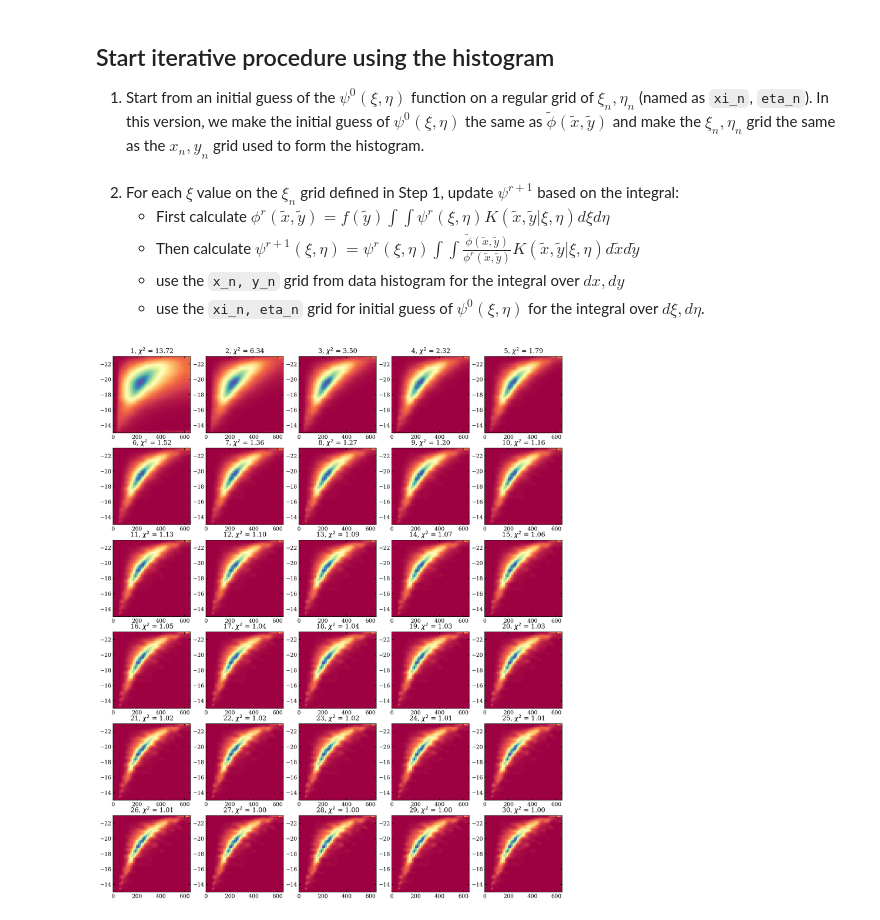
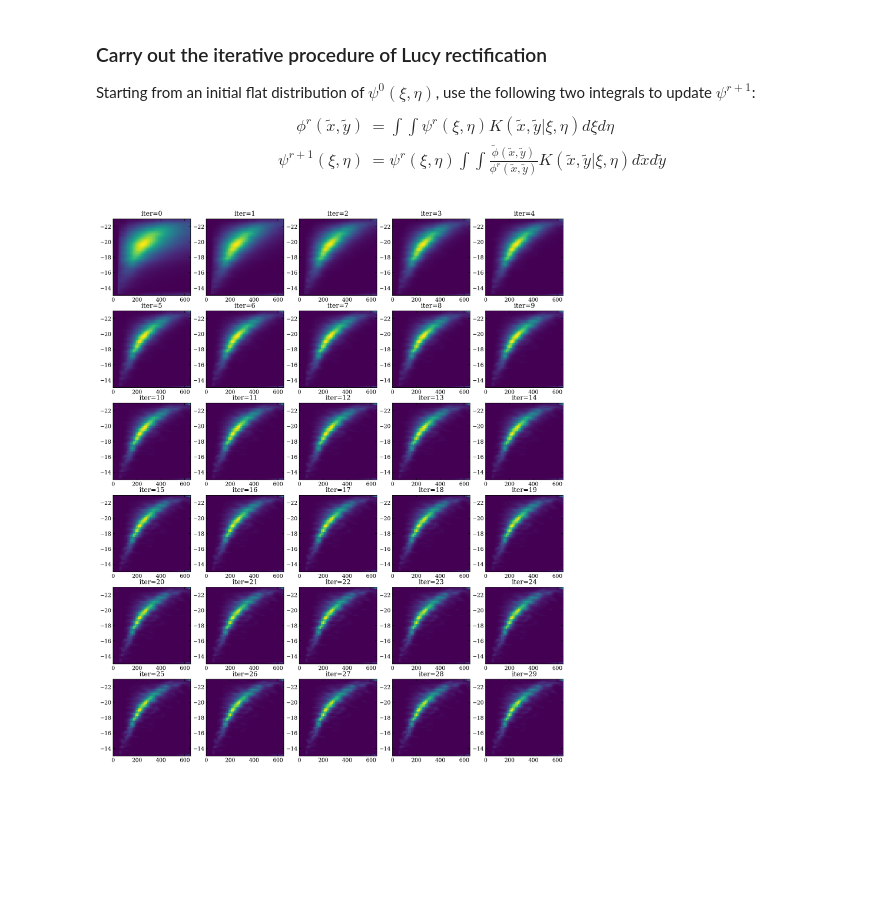
Before and after one commit to fuhaiastro/TFR_Lucy, a Jupyter notebook: TFR.ipynb, the cells around one changed output. Saved outputs shown, nothing was run; the diff lists cells and outputs as text; code cells hidden in the pictures; blank space fills up the shorter version.

```diff
--- a/TFR.ipynb
+++ b/TFR.ipynb
@@ -198,91 +163,67 @@ Kfun = RegularGridInterpolator((xin,etan,xn,yn),Keva,method='linear',fill_value=
-# %% [markdown]
-## Start iterative procedure using the histogram
-
-1. Start from an initial guess of the $\psi^0(\xi,\eta)$ function on a regular grid of $\xi_n, \eta_n$ (named as `xi_n`, `eta_n`). In this version, we make the initial guess of $\psi^0(\xi,\eta)$ the same as $\tilde{\phi}(\tilde{x},\tilde{y})$ and make the $\xi_n, \eta_n$ grid the same as the $x_n, y_n$ grid used to form the histogram.
 # %% [markdown]
-2. For each $\xi$ value on the $\xi_n$ grid defined in Step 1, update $\psi^{r+1}$ based on the integral:
-    - First calculate $\phi^r(\tilde{x},\tilde{y}) = f(\tilde{y}) \int \int \psi^r(\xi,\eta) K(\tilde{x},\tilde{y}|\xi,\eta)d\xi d\eta$
-    - Then calculate $\psi^{r+1}(\xi,\eta) = \psi^r(\xi,\eta) \int \int \frac{\tilde{\phi}(\tilde{x},\tilde{y})}{\phi^r(\tilde{x},\tilde{y})} K(\tilde{x},\tilde{y}|\xi,\eta) d\tilde{x}d\tilde{y}$
-    - use the `x_n, y_n` grid from data histogram for the integral over $dx,dy$
-    - use the `xi_n, eta_n` grid for initial guess of $\psi^0(\xi,\eta)$ for the integral over $d\xi, d\eta$.
+### Carry out the iterative procedure of Lucy rectification
+
+Starting from an initial flat distribution of $\psi^0(\xi, \eta)$, use the following two integrals to update $\psi^{r+1}$:
+$$
+\begin{aligned}
+\phi^r(\tilde{x},\tilde{y}) &= \int \int \psi^r(\xi,\eta) K(\tilde{x},\tilde{y}|\xi,\eta)d\xi d\eta \\
+\psi^{r+1}(\xi,\eta) &= \psi^r(\xi,\eta) \int \int \frac{\tilde{\phi}(\tilde{x},\tilde{y})}{\phi^r(\tilde{x},\tilde{y})} K(\tilde{x},\tilde{y}|\xi,\eta) d\tilde{x}d\tilde{y}
+\end{aligned}
+$$
 # %%
-# make xi_n, eta_n array identical to x_n, y_n array
-xi_n = np.copy(x_n)
-eta_n = np.copy(y_n)
+from tqdm import tqdm
 
-# get array lengths
-nx   = len(x_n)
-ny   = len(y_n)
-nxi  = len(xi_n)
-neta = len(eta_n)
+# set number of iterations
+niter = 30
 
 # initialize \Psi^r(\xi,\eta) for the first iteration
 # make it a flat distribution within the parameter ranges
-psi_r = np.zeros((ny,nx))+1.0
-psi_r *= np.sum(phi_n)/np.sum(psi_r) # normalize
-
-# initialize \phi^r(x,y) as all zeros
-phi_r = np.zeros((ny,nx))
+psi_r = np.zeros((nx,ny))+1.0/(nx*ny)/(dx*dy)
 
 # set up plotting grid to show evolution of psi or phi in each iteration
 if niter < 51:
     ncols = 5
     nrows = int(niter/ncols)
     fig, ax = plt.subplots(nrows=nrows, ncols=ncols, figsize=(3*ncols,3*nrows))
-    XI,ETA = np.meshgrid(xi_n,eta_n,indexing='xy')
-    X,Y = np.meshgrid(x_n,y_n,indexing='xy')
 
 # indices to calculate chi^2: 1382 1001 754 out of 2500 bins, respectively.
 ind1 = (ferr > 0) & (ferr < 1./np.sqrt(4)) # all bins w/ more than 4 galaxies
 # initialize chi^2 array
 chisq1 = []
 
 # start iteration
-iter = 0
-while iter < niter:
-    # first, calculate phi^r(x_n,y_n), which is independent of xi and eta
-    for i in range(len(x_n)):
-        for j in range(len(y_n)):
-            A,B,C,D = np.meshgrid(xi_n,eta_n,x_n[i],y_n[j],indexing='ij')
-            Kernel = Kfun((A,B,C,D))
-            # transpose Kernel from ij -> xy indexing
-            f_n = psi_r * np.transpose(Kernel[:,:,0,0])
-            phi_r[j,i] = np.trapz(np.trapz(f_n, eta_n, axis=0), xi_n, axis=0)
+for iter in tqdm(range(niter), desc='Lucy Iterating'):
+    # first, calculate phi^r(x_n,y_n)
+    # Note axes: Keva(xi, eta, x, y), psi_r(xi, eta)
+    integrand = psi_r[..., None, None] * Keva
+    phi_r = np.trapezoid(np.trapezoid(integrand, xin, axis=0), etan, axis=0)
+
     # save reduced chi^2 value for each iteration
     chisq1.append(np.mean((phi_n[ind1]-phi_r[ind1])**2/(phi_err[ind1]**2)))
 
     # then, calculate psi^r+1(xi_n, eta_n)
-    for i in range(nxi):
-        for j in range(neta):
-            A,B,C,D = np.meshgrid(xi_n[i],eta_n[j],x_n,y_n,indexing='ij')
-            Kernel = Kfun((A,B,C,D))
-            # transpose Kernel from ij -> xy indexing
-            # add 1e-12 to avoid 0 divisions
-            g_n = phi_n/(phi_r+1e-12) * np.transpose(Kernel[0,0,:,:])
-            # update psi(xi) at iteration r+1
-            psi_r[j,i] *= np.trapz(np.trapz(g_n, y_n, axis=0), x_n, axis=0)
-    # increment iter
-    iter += 1
+    # Note axes: Keva(xi, eta, x, y), phi_n(x,y), phi_r(x,y)
+    integrand = (phi_n[None, None, ...]/(phi_r[None, None, ...]+1e-12)) * Keva
+    psi_r *= np.trapezoid(np.trapezoid(integrand, yn, axis=3), xn, axis=2)
 
     # make a plot after each iteration
     if niter < 51:
-        k,l = int((iter-1)/ncols),(iter-1) % ncols
-        # plot psi^r(xi_n,eta_n)
-        ax[k,l].pcolormesh(XI, ETA, psi_r, cmap='Spectral') # , vmin=vmin, vmax=vmax)
-        ax[k,l].set_title(f'{iter}, $\chi^2$ = {chisq1[-1]:.2f}')
+        k,l = int(iter/ncols),iter % ncols
+        ax[k,l].imshow(psi_r.T, origin='lower', aspect='auto', extent=(xmin,xmax,ymin,ymax), cmap='viridis')
         ax[k,l].set_ylim(ymax,ymin)
+        ax[k,l].set_title(f'{iter=}') #, $\chi^2$ = {chisq1[-1]:.2f}')
 
     # save results to a .npz file every 10 iterations
     if (iter % 10 == 0):
         np.savez(rundir+f'/phi_psi_n{iter}',
                 niter=iter,
-                x_n=x_n,y_n=y_n,xi_n=xi_n,eta_n=eta_n,
+                x_n=xn,y_n=yn,xi_n=xin,eta_n=etan,
                 phi_n=phi_n,phi_r=phi_r,psi_r=psi_r,chisq1=chisq1,
                 xmin=xmin,xmax=xmax,ymin=ymin,ymax=ymax,
                 xlabel=xlabel,ylabel=ylabel,xilabel=xilabel,etalabel=etalabel)
 
 if niter < 51:
     # save plot as png file
-    plt.savefig(rundir+f'/resid_n{niter}.png', bbox_inches='tight');
+    plt.savefig(rundir+f'/psi_n{niter}.png', bbox_inches='tight');
 # %% [output]
-[figure, old version]
+[figure, new version]
```
Also changed, not shown: parts of 9 cells of this notebook, 7 other files.
